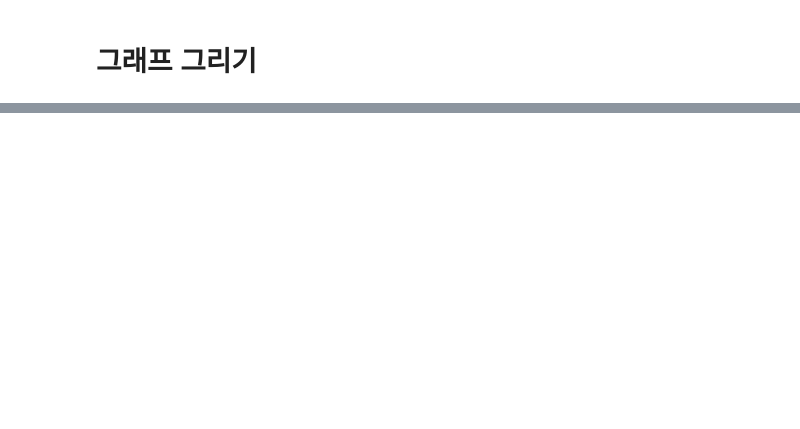
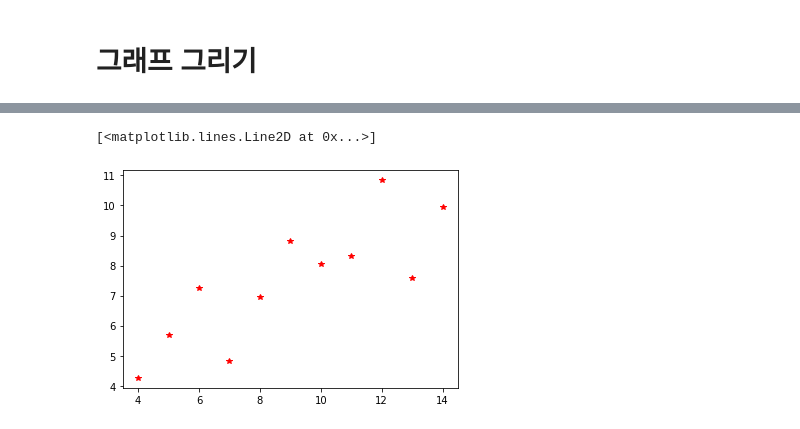
Before and after one commit to HyeRi95/StudyPandas, a Jupyter notebook: 06_Pandas_그래프그리기.ipynb, the cells around one changed output, grey strips where cells are left out. Cells and saved outputs as stored; diff of their text form; code cells hidden in the pictures; blank space fills up the shorter version.

```diff
--- a/06_Pandas_그래프그리기.ipynb
+++ b/06_Pandas_그래프그리기.ipynb
@@ -23,0 +47,5 @@ ImportError: DLL load failed while importing _arpack: 지정된 프로시저를
+# %%
+plt.plot(dataset_1['x'], dataset_1['y'],'r*') # matplotlib 마커 검색
+# %% [output]
+[<matplotlib.lines.Line2D at 0x...>]
+[figure, added]
```
Also changed, not shown: parts of 9 cells of this notebook.
